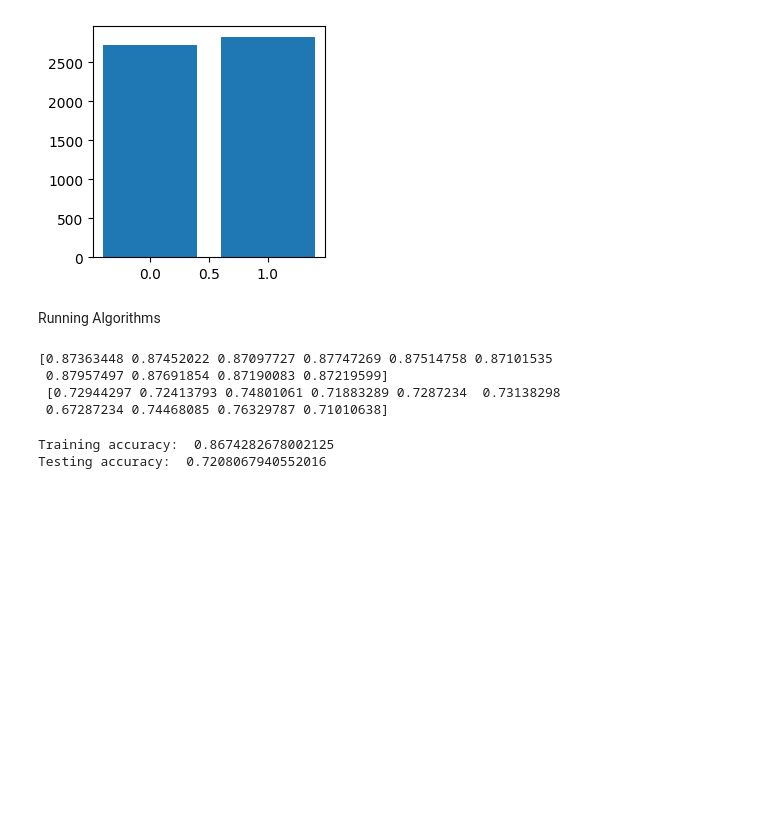
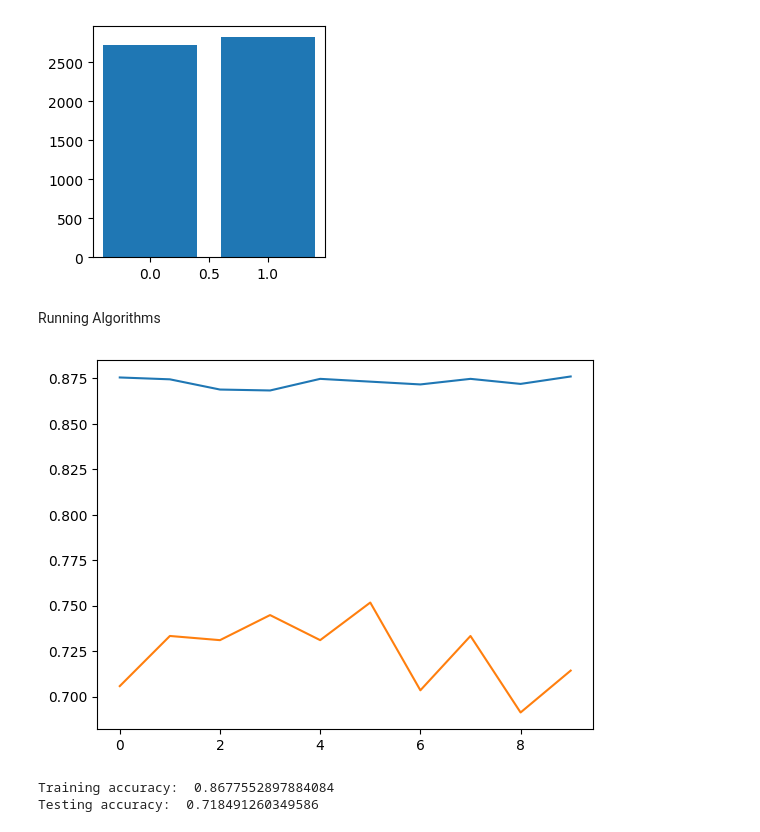
Before and after one commit to sqiprasanna/climate_change_tweets_sentiment_analysis, a Jupyter notebook: code/jlu_code.ipynb, the cells around one changed output. Drawn from its saved outputs; the diff is of its cells as text; code cells hidden in the pictures; blank space fills up the shorter version.

```diff
--- a/code/jlu_code.ipynb
+++ b/code/jlu_code.ipynb
@@ -13,8 +13,11 @@ from sklearn.linear_model import Perceptron, LogisticRegression
 # %% [markdown]
 Original Data
 # %%
-data = pd.read_excel('global_warming_tweets.xls')
-data.drop_duplicates(subset=["tweet"], inplace=True)
+original_data = pd.read_excel('global_warming_tweets.xls')
+original_data.drop_duplicates(subset=["tweet"], inplace=True)
+
+data = original_data
+
 data.head()
 # %% [output]
 |  | tweet | existence | existence.confidence |
@@ -74,29 +69,25 @@ X_train, X_test, Y_train, Y_test = train_test_split(X, Y, test_size=0.2)
 # %%
 # model = DecisionTreeClassifier()
 model = LogisticRegression()
 # model = Perceptron()
 
 cv = cross_validate(model, X_train, Y_train, cv=10, return_estimator=True, return_train_score=True)
-print(cv["train_score"], "\n", cv["test_score"])
-
-i = np.argmax(cv["test_score"])
-model = cv["estimator"][i]
 
 clf = model.fit(X_train, Y_train)
-
 pred = model.predict(X_train)
 pred2 = model.predict(X_test)
+
+plt.plot(cv["train_score"])
+plt.plot(cv["test_score"])
+plt.show()
 # %% [output]
-[0.87363448 0.87452022 0.87097727 0.87747269 0.87514758 0.87101535
- 0.87957497 0.87691854 0.87190083 0.87219599]
- [0.72944297 0.72413793 0.74801061 0.71883289 0.7287234  0.73138298
- 0.67287234 0.74468085 0.76329787 0.71010638]
+[figure, added]
 # %%
 from sklearn.metrics import accuracy_score
 
 print("Training accuracy: ", accuracy_score(Y_train, pred))
 print("Testing accuracy: ", accuracy_score(Y_test, pred2))
 # %% [output]
-Training accuracy:  0.8674282678002125
-Testing accuracy:  0.7208067940552016
+Training accuracy:  0.8677552897884084
+Testing accuracy:  0.718491260349586
 # %%
```
Also changed, not shown: parts of 2 cells of this notebook, 1 other file.
